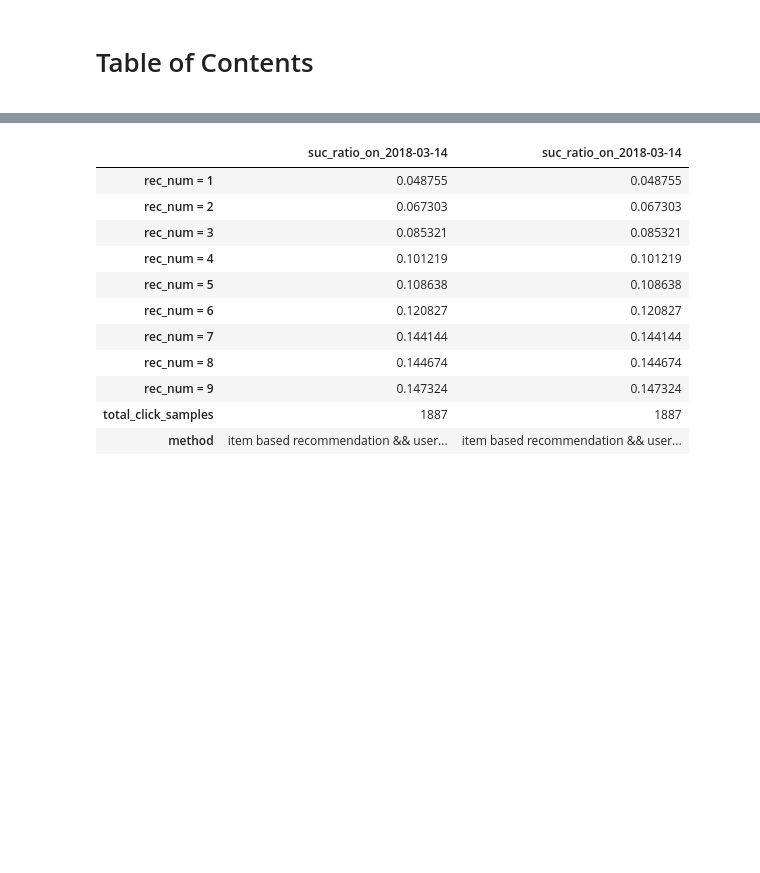
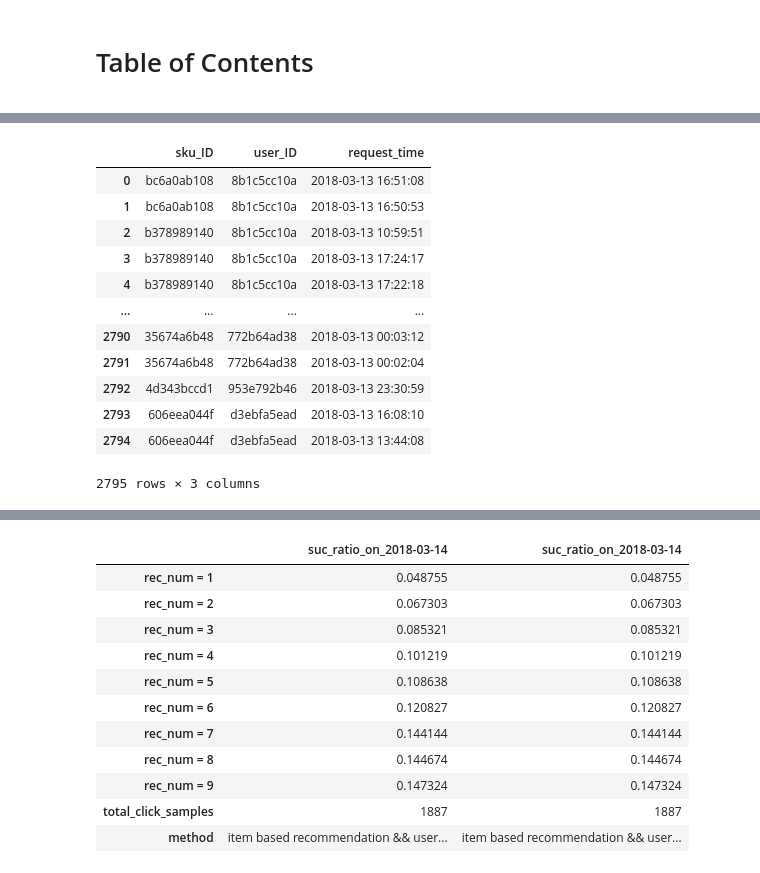
Before and after one commit to InscribeDeeper/RS_code, a Jupyter notebook: pydata/evaluation_test/RS_eval.ipynb, the cells around one changed output, grey strips where cells are left out. Drawn from its saved outputs; the diff is of its cells as text; code cells hidden in the pictures; blank space fills up the shorter version.

```diff
--- a/pydata/evaluation_test/RS_eval.ipynb
+++ b/pydata/evaluation_test/RS_eval.ipynb
@@ -41,0 +75,16 @@ ds5, _ = get_daily_formated_summary(rec_daily, ui2i_tab, tech_type, recommend_ty
+# %%
+rec_daily
+# %% [output]
+|  | sku_ID | user_ID | request_time |
+| 0 | bc6a0ab108 | 8b1c5cc10a | 2018-03-13 16:51:08 |
+| 1 | bc6a0ab108 | 8b1c5cc10a | 2018-03-13 16:50:53 |
+| 2 | b378989140 | 8b1c5cc10a | 2018-03-13 10:59:51 |
+| 3 | b378989140 | 8b1c5cc10a | 2018-03-13 17:24:17 |
+| 4 | b378989140 | 8b1c5cc10a | 2018-03-13 17:22:18 |
+| ... | ... | ... | ... |
+| 2790 | 35674a6b48 | 772b64ad38 | 2018-03-13 00:03:12 |
+| 2791 | 35674a6b48 | 772b64ad38 | 2018-03-13 00:02:04 |
+| 2792 | 4d343bccd1 | 953e792b46 | 2018-03-13 23:30:59 |
+| 2793 | 606eea044f | d3ebfa5ead | 2018-03-13 16:08:10 |
+| 2794 | 606eea044f | d3ebfa5ead | 2018-03-13 13:44:08 |
+2795 rows × 3 columns
```
Also changed, not shown: parts of 11 cells of this notebook, 33 other files.
